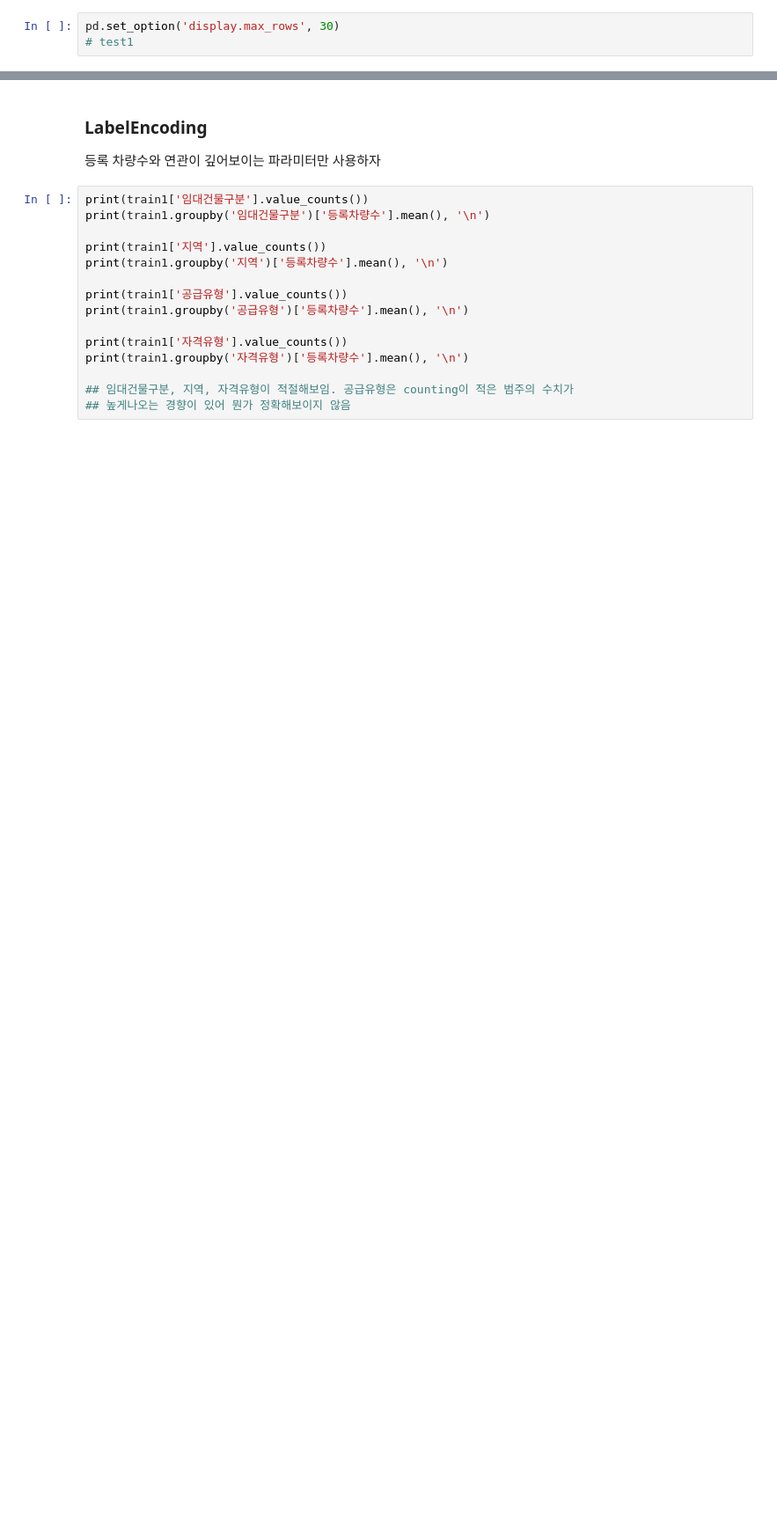
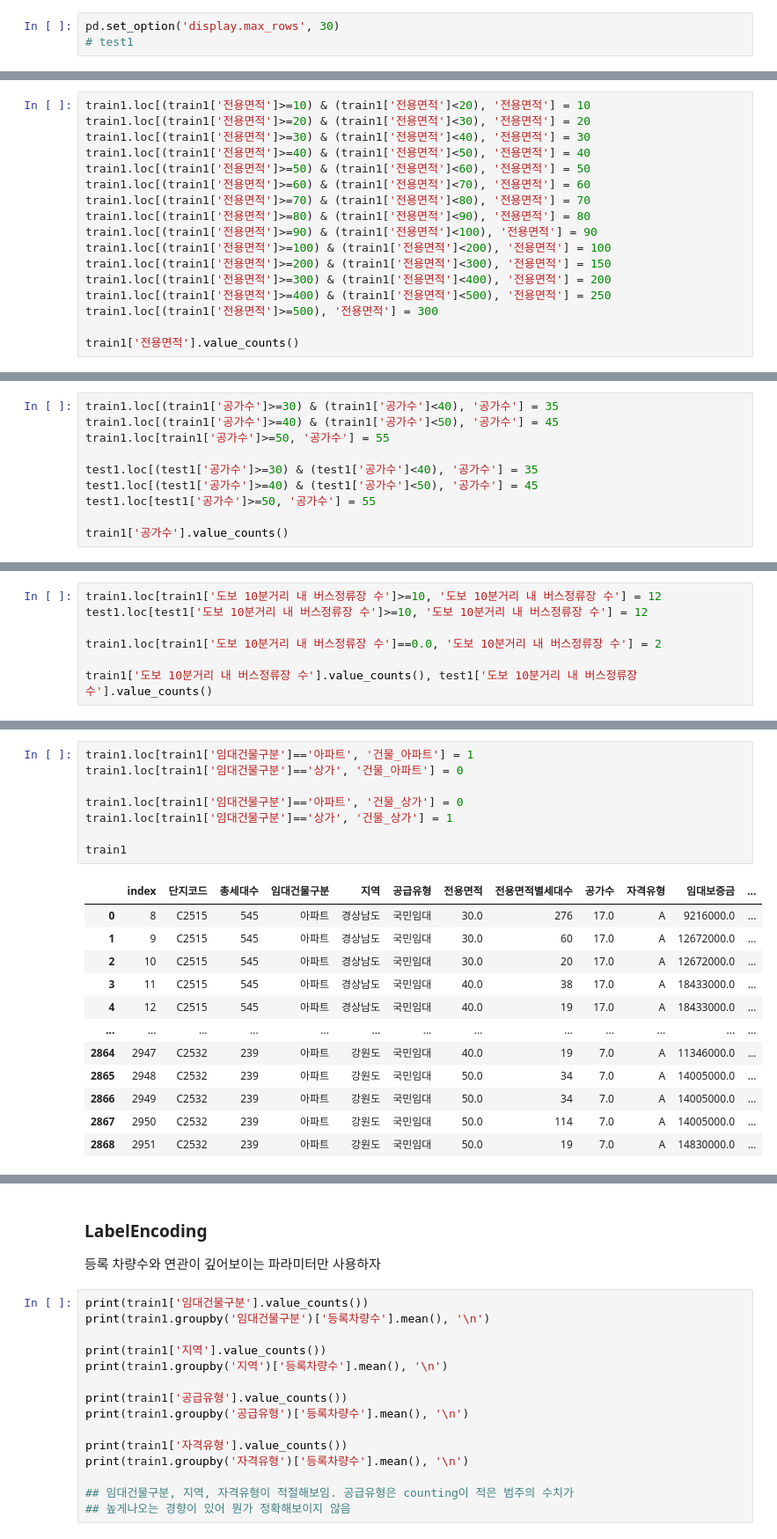
Before and after one commit to yejun-lee/DACON, a Jupyter notebook: Parking_demand/Parking_demand_07_16.ipynb, the cells around one changed output, grey strips where cells are left out. Shown at 88% size. Cells and saved outputs as stored; diff of their text form; blank space fills up the shorter version.

```diff
--- a/Parking_demand/Parking_demand_07_16.ipynb
+++ b/Parking_demand/Parking_demand_07_16.ipynb
@@ -692,0 +756,17 @@ pd.set_option('display.max_rows', 30)
+# %%
+train1.loc[(train1['전용면적']>=10) & (train1['전용면적']<20), '전용면적'] = 10
+train1.loc[(train1['전용면적']>=20) & (train1['전용면적']<30), '전용면적'] = 20
+train1.loc[(train1['전용면적']>=30) & (train1['전용면적']<40), '전용면적'] = 30
+train1.loc[(train1['전용면적']>=40) & (train1['전용면적']<50), '전용면적'] = 40
+train1.loc[(train1['전용면적']>=50) & (train1['전용면적']<60), '전용면적'] = 50
+train1.loc[(train1['전용면적']>=60) & (train1['전용면적']<70), '전용면적'] = 60
+train1.loc[(train1['전용면적']>=70) & (train1['전용면적']<80), '전용면적'] = 70
+train1.loc[(train1['전용면적']>=80) & (train1['전용면적']<90), '전용면적'] = 80
+train1.loc[(train1['전용면적']>=90) & (train1['전용면적']<100), '전용면적'] = 90
+train1.loc[(train1['전용면적']>=100) & (train1['전용면적']<200), '전용면적'] = 100
+train1.loc[(train1['전용면적']>=200) & (train1['전용면적']<300), '전용면적'] = 150
+train1.loc[(train1['전용면적']>=300) & (train1['전용면적']<400), '전용면적'] = 200
+train1.loc[(train1['전용면적']>=400) & (train1['전용면적']<500), '전용면적'] = 250
+train1.loc[(train1['전용면적']>=500), '전용면적'] = 300
+
+train1['전용면적'].value_counts()
@@ -692,0 +836,10 @@ pd.set_option('display.max_rows', 30)
+# %%
+train1.loc[(train1['공가수']>=30) & (train1['공가수']<40), '공가수'] = 35
+train1.loc[(train1['공가수']>=40) & (train1['공가수']<50), '공가수'] = 45
+train1.loc[train1['공가수']>=50, '공가수'] = 55
+
+test1.loc[(test1['공가수']>=30) & (test1['공가수']<40), '공가수'] = 35
+test1.loc[(test1['공가수']>=40) & (test1['공가수']<50), '공가수'] = 45
+test1.loc[test1['공가수']>=50, '공가수'] = 55
+
+train1['공가수'].value_counts()
@@ -692,0 +864,7 @@ pd.set_option('display.max_rows', 30)
+# %%
+train1.loc[train1['도보 10분거리 내 버스정류장 수']>=10, '도보 10분거리 내 버스정류장 수'] = 12
+test1.loc[test1['도보 10분거리 내 버스정류장 수']>=10, '도보 10분거리 내 버스정류장 수'] = 12
+
+train1.loc[train1['도보 10분거리 내 버스정류장 수']==0.0, '도보 10분거리 내 버스정류장 수'] = 2
+
+train1['도보 10분거리 내 버스정류장 수'].value_counts(), test1['도보 10분거리 내 버스정류장 수'].value_counts()
@@ -692,0 +908,21 @@ pd.set_option('display.max_rows', 30)
+# %%
+train1.loc[train1['임대건물구분']=='아파트', '건물_아파트'] = 1
+train1.loc[train1['임대건물구분']=='상가', '건물_아파트'] = 0
+
+train1.loc[train1['임대건물구분']=='아파트', '건물_상가'] = 0
+train1.loc[train1['임대건물구분']=='상가', '건물_상가'] = 1
+
+train1
+# %% [output]
+|  | index | 단지코드 | 총세대수 | 임대건물구분 | 지역 | 공급유형 | 전용면적 | 전용면적별세대수 | 공가수 | 자격유형 | 임대보증금 | ... |
+| 0 | 8 | C2515 | 545 | 아파트 | 경상남도 | 국민임대 | 30.0 | 276 | 17.0 | A | 9216000.0 | ... |
+| 1 | 9 | C2515 | 545 | 아파트 | 경상남도 | 국민임대 | 30.0 | 60 | 17.0 | A | 12672000.0 | ... |
+| 2 | 10 | C2515 | 545 | 아파트 | 경상남도 | 국민임대 | 30.0 | 20 | 17.0 | A | 12672000.0 | ... |
+| 3 | 11 | C2515 | 545 | 아파트 | 경상남도 | 국민임대 | 40.0 | 38 | 17.0 | A | 18433000.0 | ... |
+| 4 | 12 | C2515 | 545 | 아파트 | 경상남도 | 국민임대 | 40.0 | 19 | 17.0 | A | 18433000.0 | ... |
+| ... | ... | ... | ... | ... | ... | ... | ... | ... | ... | ... | ... | ... |
+| 2864 | 2947 | C2532 | 239 | 아파트 | 강원도 | 국민임대 | 40.0 | 19 | 7.0 | A | 11346000.0 | ... |
+| 2865 | 2948 | C2532 | 239 | 아파트 | 강원도 | 국민임대 | 50.0 | 34 | 7.0 | A | 14005000.0 | ... |
+| 2866 | 2949 | C2532 | 239 | 아파트 | 강원도 | 국민임대 | 50.0 | 34 | 7.0 | A | 14005000.0 | ... |
+| 2867 | 2950 | C2532 | 239 | 아파트 | 강원도 | 국민임대 | 50.0 | 114 | 7.0 | A | 14005000.0 | ... |
+| 2868 | 2951 | C2532 | 239 | 아파트 | 강원도 | 국민임대 | 50.0 | 19 | 7.0 | A | 14830000.0 | ... |
```
Also changed, not shown: parts of 41 cells of this notebook.
